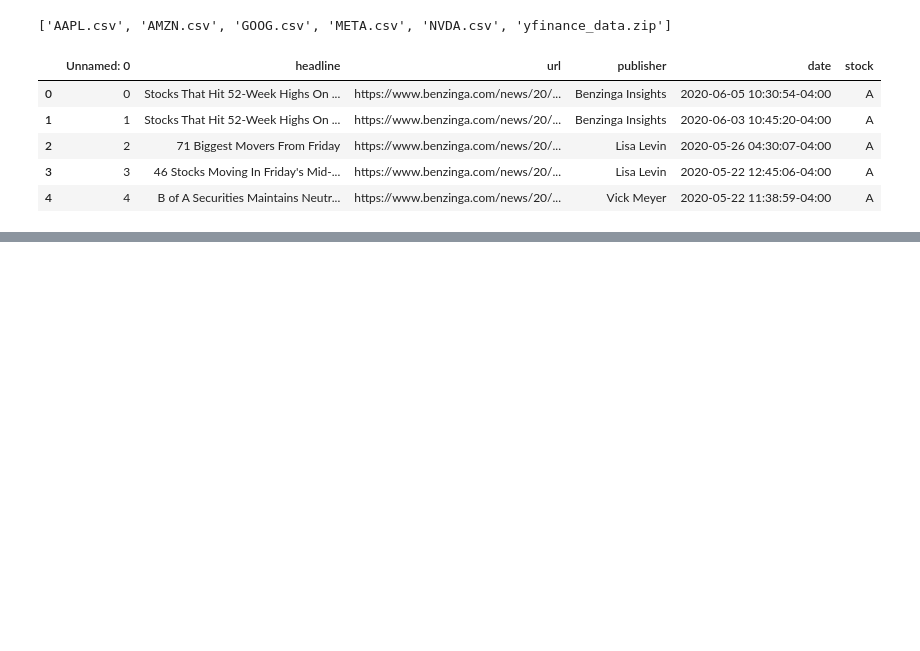
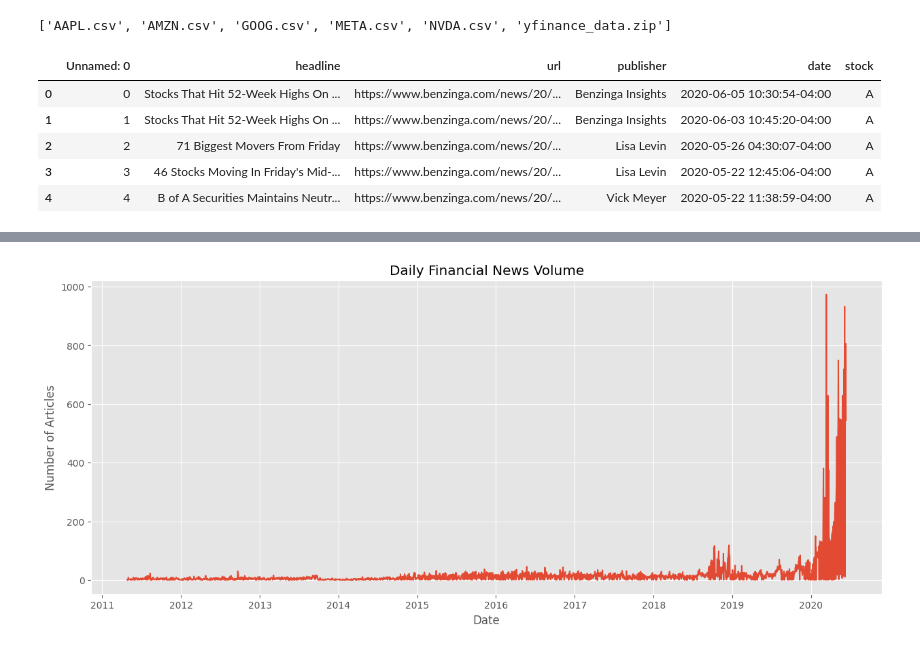
Before and after one commit to Benareyo/news-sentiment-analysis, a Jupyter notebook: notebooks/task_1_eda.ipynb, the cells around one changed output, grey strips where cells are left out. Drawn from its saved outputs; the diff is of its cells as text; code cells hidden in the pictures; blank space fills up the shorter version.

```diff
--- a/notebooks/task_1_eda.ipynb
+++ b/notebooks/task_1_eda.ipynb
@@ -40,0 +141,8 @@ df.head()
+# %%
+# Convert date column to datetime
+df["date"] = pd.to_datetime(df["date"], errors="coerce")
+
+# Extract date only
+df["only_date"] = df["date"].dt.date
+
+df[["date", "only_date"]].head()
@@ -40,0 +156,4 @@ df.head()
+# %%
+daily_articles = df.groupby("only_date").size()
+
+daily_articles.head()
@@ -40,0 +168,12 @@ df.head()
+# %%
+plt.figure(figsize=(15,6))
+
+daily_articles.plot()
+
+plt.title("Daily Financial News Volume")
+plt.xlabel("Date")
+plt.ylabel("Number of Articles")
+
+plt.show()
+# %% [output]
+[figure, added]
```
Also changed, not shown: parts of 10 cells of this notebook.
